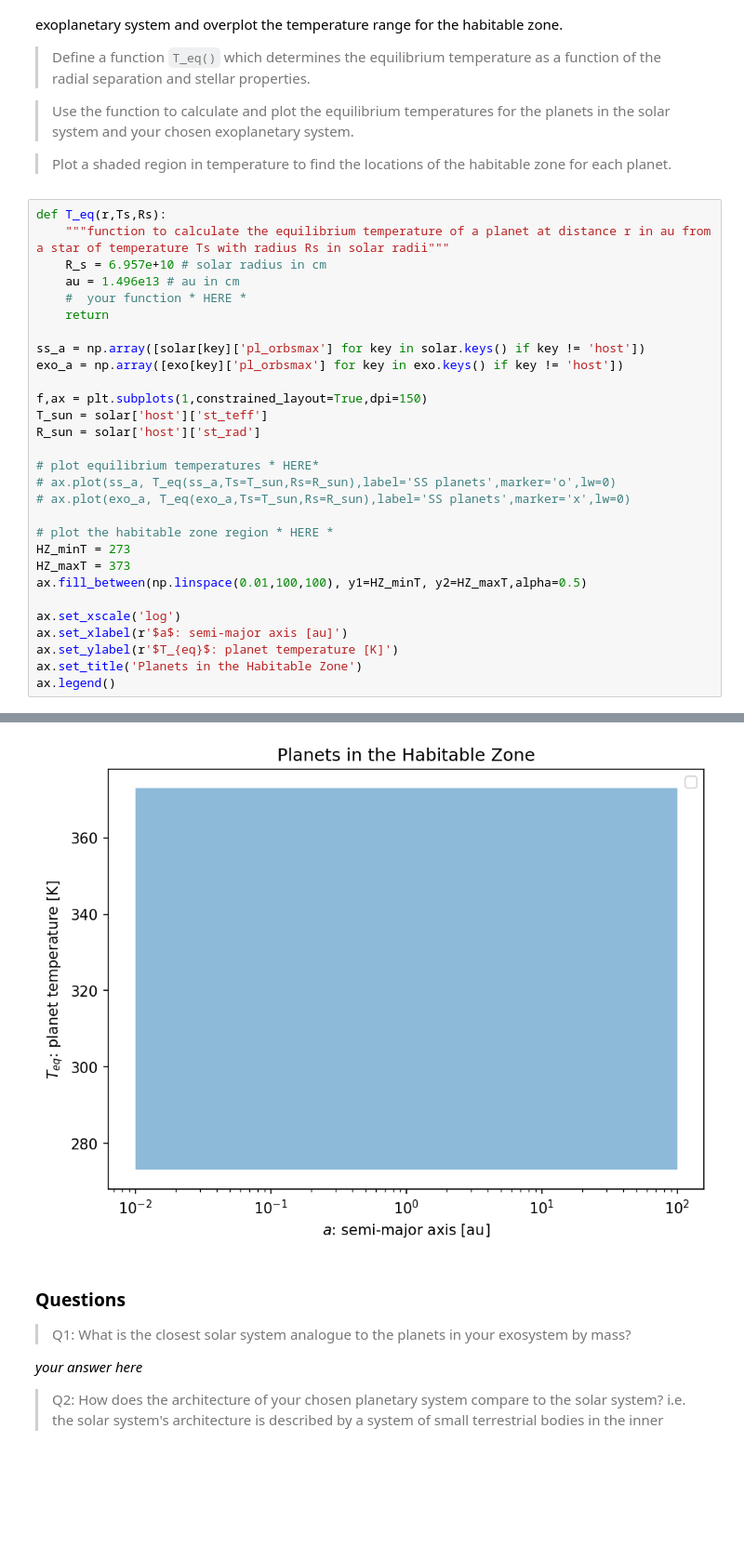
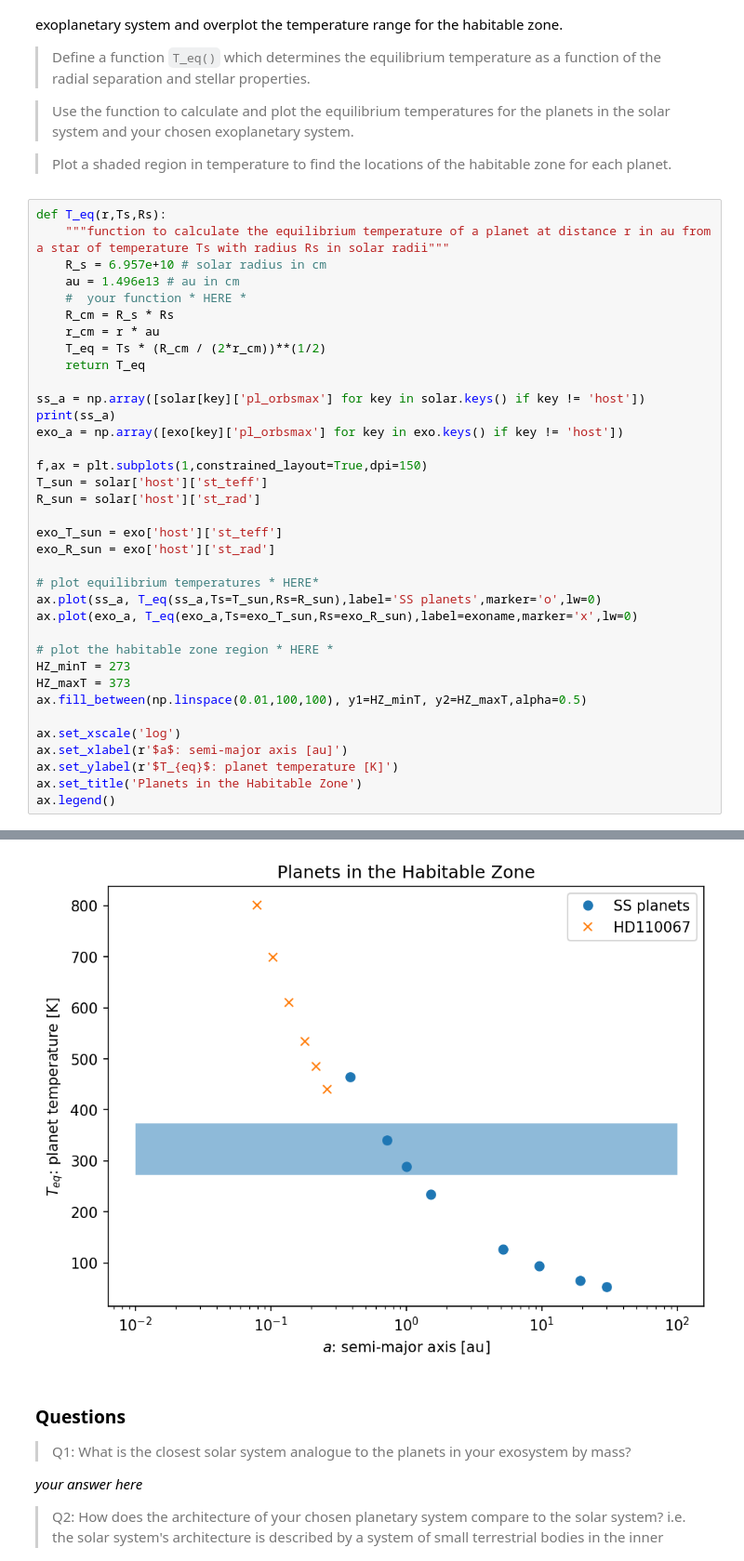
Before and after one commit to anb19019/FoPS-2025, a Jupyter notebook: 1-not-my-solar-sys.ipynb, the cells around one changed output, grey strips where cells are left out. Shown at 93% size. Cells and saved outputs as stored; diff of their text form; blank space fills up the shorter version.

```diff
--- a/1-not-my-solar-sys.ipynb
+++ b/1-not-my-solar-sys.ipynb
@@ -160,18 +160,25 @@ def T_eq(r,Ts,Rs):
     R_s = 6.957e+10 # solar radius in cm
     au = 1.496e13 # au in cm
     #  your function * HERE *
-    return
+    R_cm = R_s * Rs
+    r_cm = r * au
+    T_eq = Ts * (R_cm / (2*r_cm))**(1/2)
+    return T_eq
 
 ss_a = np.array([solar[key]['pl_orbsmax'] for key in solar.keys() if key != 'host'])
+print(ss_a)
 exo_a = np.array([exo[key]['pl_orbsmax'] for key in exo.keys() if key != 'host'])
 
 f,ax = plt.subplots(1,constrained_layout=True,dpi=150)
 T_sun = solar['host']['st_teff']
 R_sun = solar['host']['st_rad']
 
+exo_T_sun = exo['host']['st_teff']
+exo_R_sun = exo['host']['st_rad']
+
 # plot equilibrium temperatures * HERE*
-# ax.plot(ss_a, T_eq(ss_a,Ts=T_sun,Rs=R_sun),label='SS planets',marker='o',lw=0)
-# ax.plot(exo_a, T_eq(exo_a,Ts=T_sun,Rs=R_sun),label='SS planets',marker='x',lw=0)
+ax.plot(ss_a, T_eq(ss_a,Ts=T_sun,Rs=R_sun),label='SS planets',marker='o',lw=0)
+ax.plot(exo_a, T_eq(exo_a,Ts=exo_T_sun,Rs=exo_R_sun),label=exoname,marker='x',lw=0)
 
 # plot the habitable zone region * HERE *
 HZ_minT = 273
@@ -188,4 +196,4 @@ ax.legend()
-[figure, old version]
+[figure, new version]
 # %% [markdown]
 ### Questions
 > Q1: What is the closest solar system analogue to the planets in your exosystem by mass?
```
Also changed, not shown: parts of 1 cell of this notebook.
